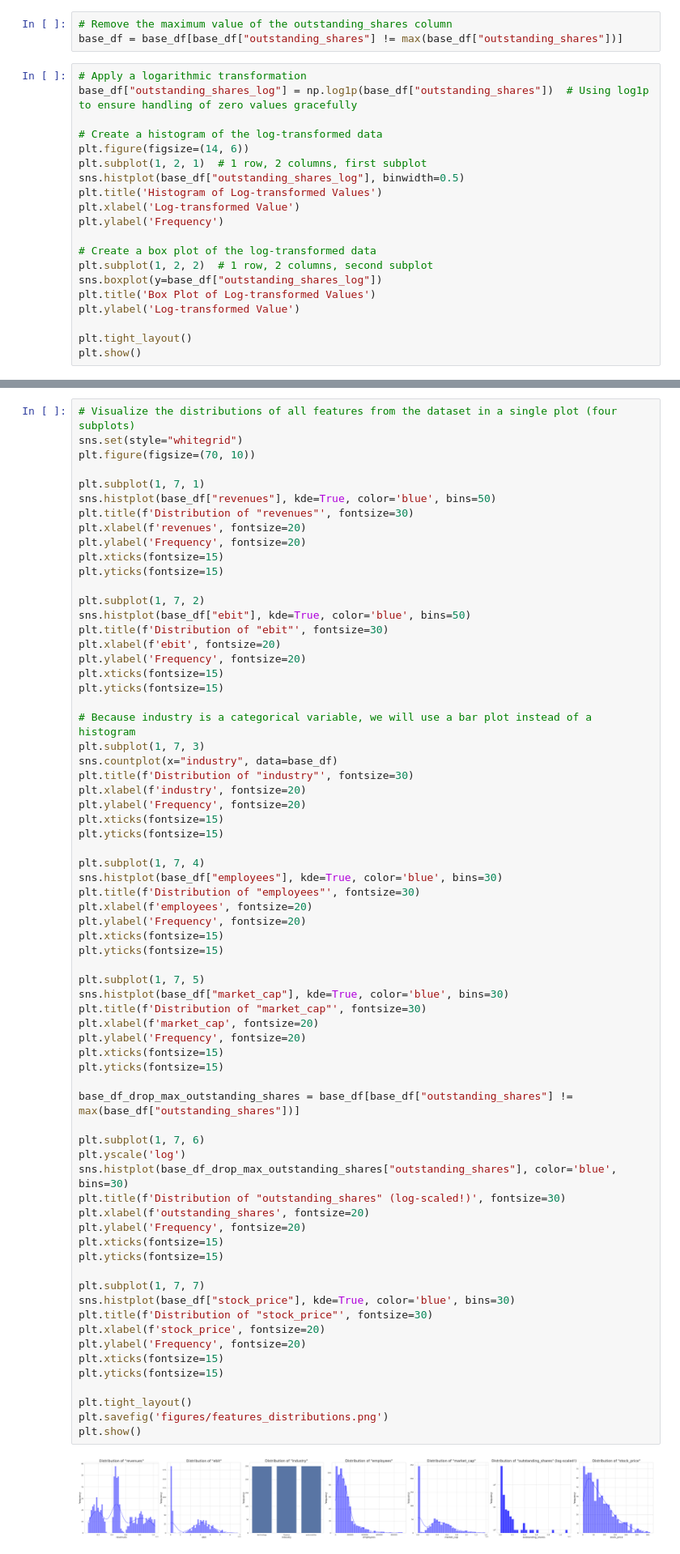
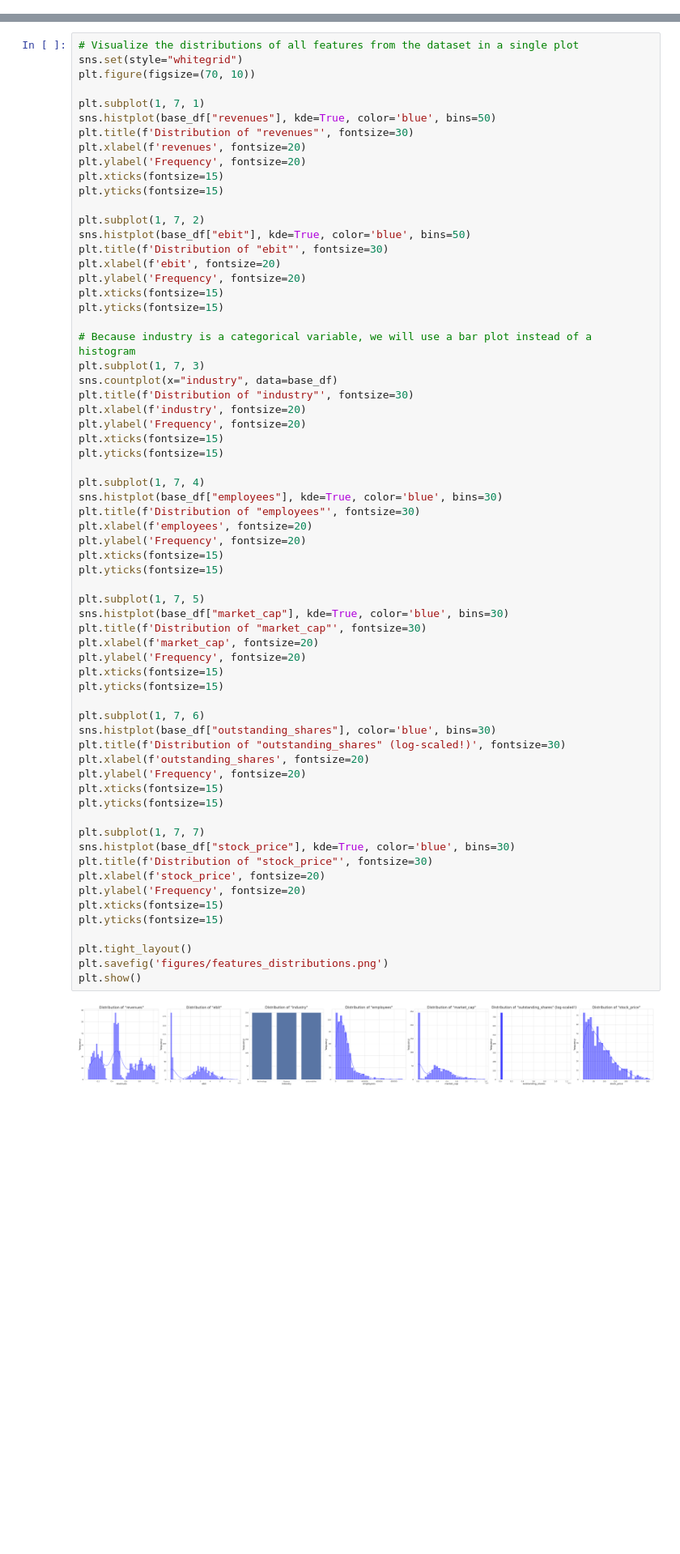
Before and after one commit to maxluetkemeyer/dataset_generator, a Jupyter notebook: dataset_2/1_GeneralInfo.ipynb, the cells around one changed output, grey strips where cells are left out. Shown at 81% size. Drawn from its saved outputs; the diff is of its cells as text; blank space fills up the shorter version.

```diff
--- a/dataset_2/1_GeneralInfo.ipynb
+++ b/dataset_2/1_GeneralInfo.ipynb
@@ -93,23 +68,0 @@ print(list(base_df["outstanding_shares"]))
-# %%
-# Remove the maximum value of the outstanding_shares column
-base_df = base_df[base_df["outstanding_shares"] != max(base_df["outstanding_shares"])]
-# %%
-# Apply a logarithmic transformation
-base_df["outstanding_shares_log"] = np.log1p(base_df["outstanding_shares"])  # Using log1p to ensure handling of zero values gracefully
-
-# Create a histogram of the log-transformed data
-plt.figure(figsize=(14, 6))
-plt.subplot(1, 2, 1)  # 1 row, 2 columns, first subplot
-sns.histplot(base_df["outstanding_shares_log"], binwidth=0.5)
-plt.title('Histogram of Log-transformed Values')
-plt.xlabel('Log-transformed Value')
-plt.ylabel('Frequency')
-
-# Create a box plot of the log-transformed data
-plt.subplot(1, 2, 2)  # 1 row, 2 columns, second subplot
-sns.boxplot(y=base_df["outstanding_shares_log"])
-plt.title('Box Plot of Log-transformed Values')
-plt.ylabel('Log-transformed Value')
-
-plt.tight_layout()
-plt.show()
@@ -173,5 +69,5 @@ base_df_no_outstanding_shares_outliers = base_df[base_df["outstanding_shares"] <
 # %%
-# Visualize the distributions of all features from the dataset in a single plot (four subplots)
+# Visualize the distributions of all features from the dataset in a single plot
 sns.set(style="whitegrid")
 plt.figure(figsize=(70, 10))
 
@@ -208,38 +104,35 @@ plt.ylabel('Frequency', fontsize=20)
 plt.xticks(fontsize=15)
 plt.yticks(fontsize=15)
 
 plt.subplot(1, 7, 5)
 sns.histplot(base_df["market_cap"], kde=True, color='blue', bins=30)
 plt.title(f'Distribution of "market_cap"', fontsize=30)
 plt.xlabel(f'market_cap', fontsize=20)
 plt.ylabel('Frequency', fontsize=20)
 plt.xticks(fontsize=15)
 plt.yticks(fontsize=15)
 
-base_df_drop_max_outstanding_shares = base_df[base_df["outstanding_shares"] != max(base_df["outstanding_shares"])]
-
 plt.subplot(1, 7, 6)
-plt.yscale('log')
-sns.histplot(base_df_drop_max_outstanding_shares["outstanding_shares"], color='blue', bins=30)
+sns.histplot(base_df["outstanding_shares"], color='blue', bins=30)
 plt.title(f'Distribution of "outstanding_shares" (log-scaled!)', fontsize=30)
 plt.xlabel(f'outstanding_shares', fontsize=20)
 plt.ylabel('Frequency', fontsize=20)
 plt.xticks(fontsize=15)
 plt.yticks(fontsize=15)
 
 plt.subplot(1, 7, 7)
 sns.histplot(base_df["stock_price"], kde=True, color='blue', bins=30)
 plt.title(f'Distribution of "stock_price"', fontsize=30)
 plt.xlabel(f'stock_price', fontsize=20)
 plt.ylabel('Frequency', fontsize=20)
 plt.xticks(fontsize=15)
 plt.yticks(fontsize=15)
 
 plt.tight_layout()
 plt.savefig('figures/features_distributions.png')
 plt.show()
 # %% [output]
-[figure, old version]
+[figure, new version]
 # %% [markdown]
 ## Information about combined features
 # %%
```
Also changed, not shown: parts of 22 cells of this notebook, 18 other files.
